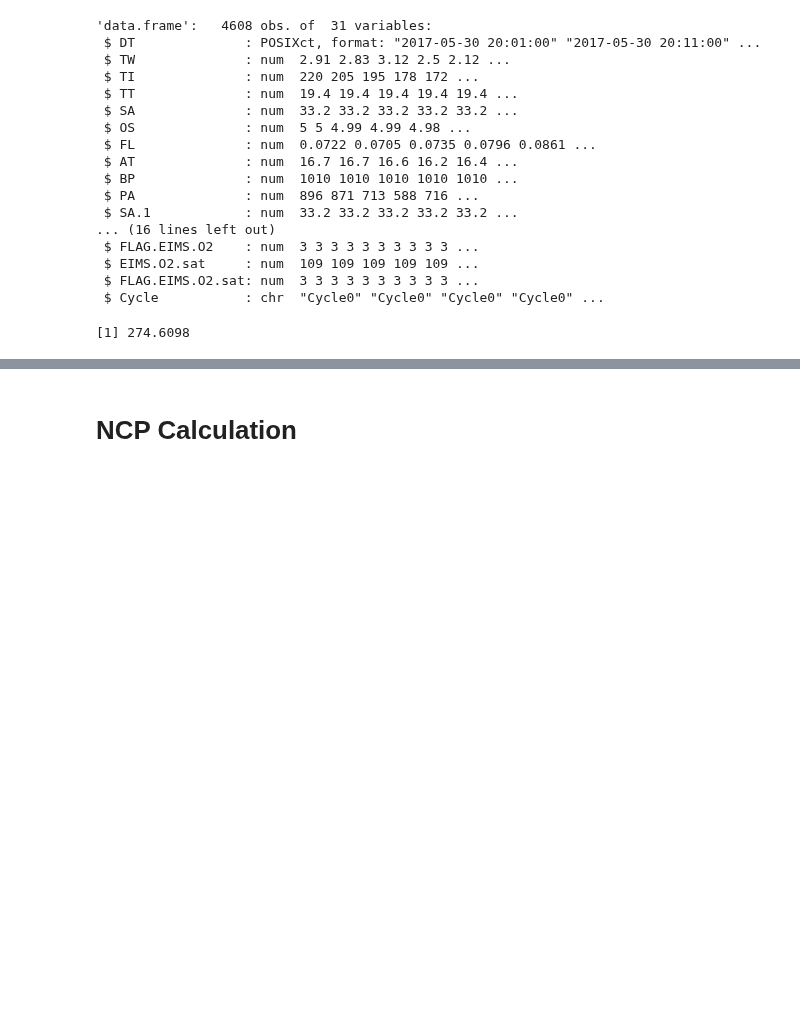
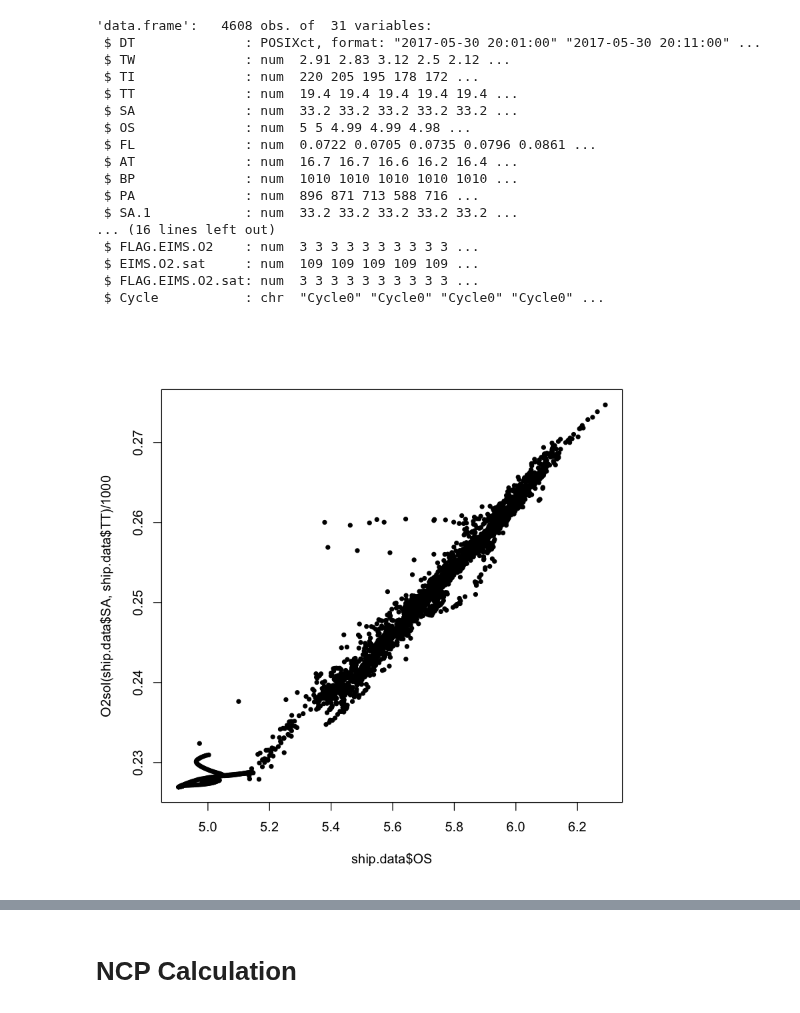
Before and after one commit to tbrycekelly/MIMS-TBK, a Jupyter notebook: NCP Model.ipynb, the cells around one changed output, grey strips where cells are left out. Cells and saved outputs as stored; diff of their text form; code cells hidden in the pictures; blank space fills up the shorter version.

```diff
--- a/NCP Model.ipynb
+++ b/NCP Model.ipynb
@@ -94,7 +95,7 @@ O2sol = function(S=35, T=10) { ## umol Kg-1
     ## (umol / kg)
     exp(A.calc + S * B.calc + C.0 * S^2)
 }
-# %%
-O2sol()
-# %% [output]
-[1] 274.6098
+# %%
+plot(ship.data$OS, O2sol(ship.data$SA, ship.data$TT)/1000, pch=20)
+# %% [output]
+[figure, added]
```
Also changed, not shown: parts of 4 cells of this notebook, 2 other files.
